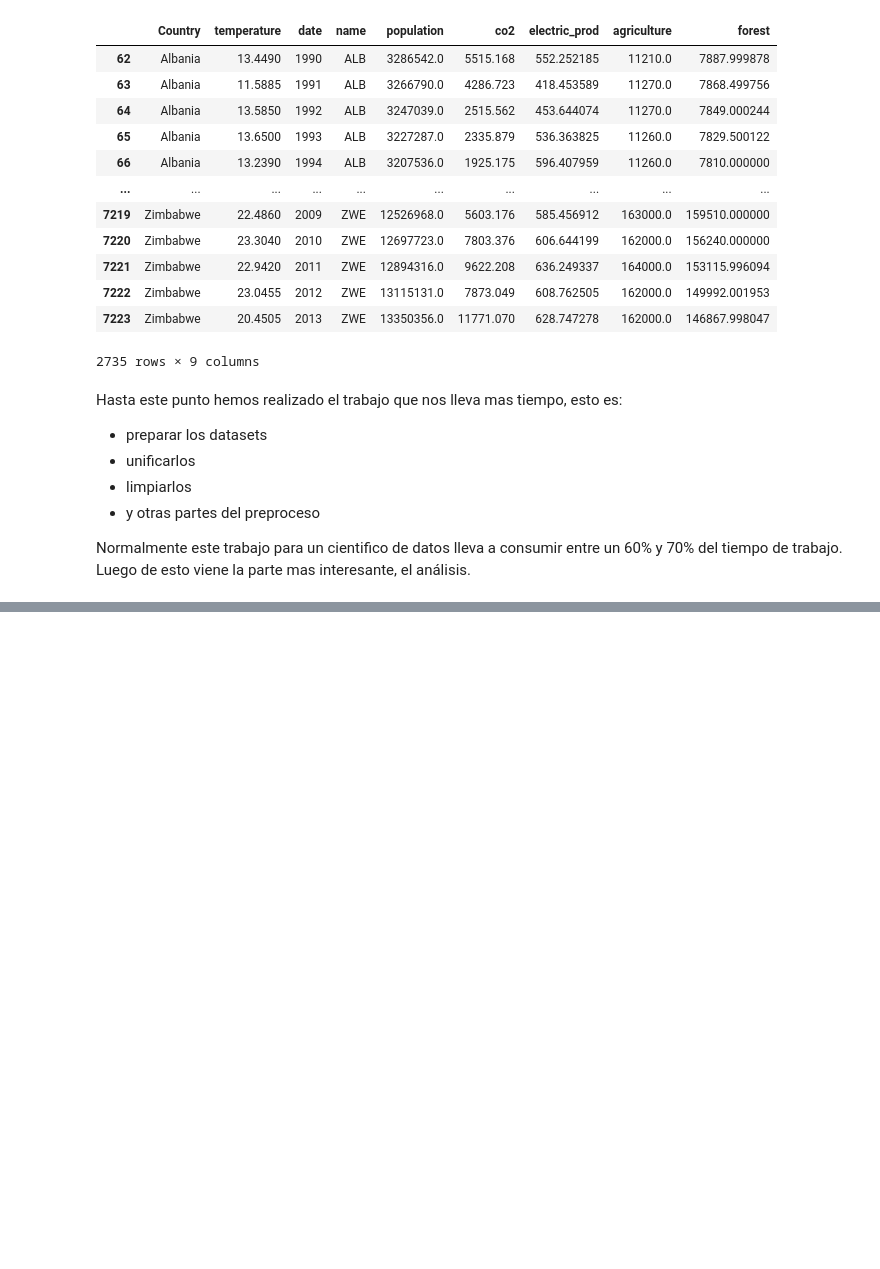
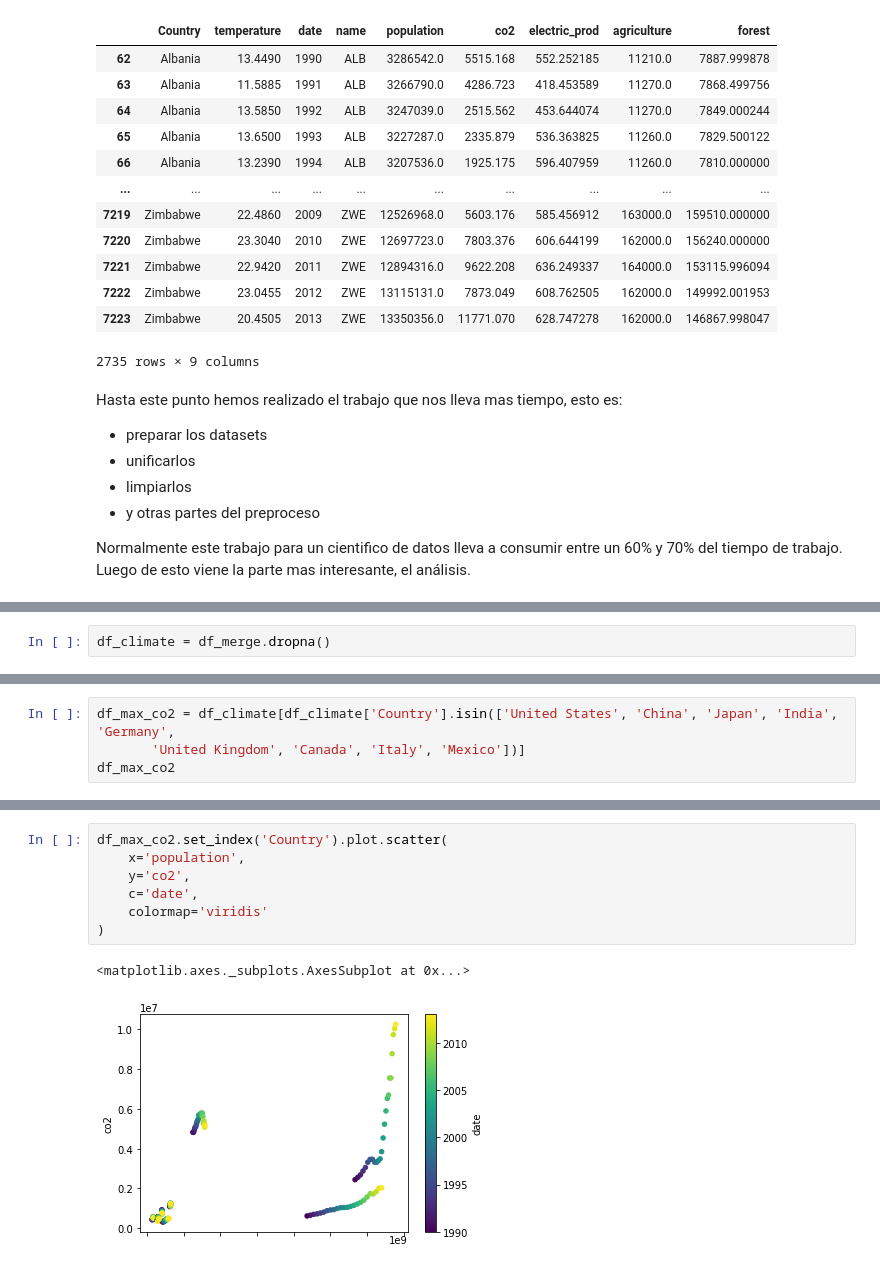
Before and after one commit to francomanca93/analisis-de-datos, a Jupyter notebook: Proyecto_Cambio_climático.ipynb, the cells around one changed output, grey strips where cells are left out. Cells and saved outputs as stored; diff of their text form; blank space fills up the shorter version.

```diff
--- a/Proyecto_Cambio_climático.ipynb
+++ b/Proyecto_Cambio_climático.ipynb
@@ -625,0 +641,2 @@ Normalmente este trabajo para un cientifico de datos lleva a consumir entre un 6
+# %%
+df_climate = df_merge.dropna()
@@ -625,0 +678,4 @@ Normalmente este trabajo para un cientifico de datos lleva a consumir entre un 6
+# %%
+df_max_co2 = df_climate[df_climate['Country'].isin(['United States', 'China', 'Japan', 'India', 'Germany',
+       'United Kingdom', 'Canada', 'Italy', 'Mexico'])]
+df_max_co2
@@ -625,0 +696,10 @@ Normalmente este trabajo para un cientifico de datos lleva a consumir entre un 6
+# %%
+df_max_co2.set_index('Country').plot.scatter(
+    x='population',
+    y='co2',
+    c='date',
+    colormap='viridis'
+)
+# %% [output]
+<matplotlib.axes._subplots.AxesSubplot at 0x...>
+[figure, added]
```
Also changed, not shown: parts of 40 cells of this notebook.
